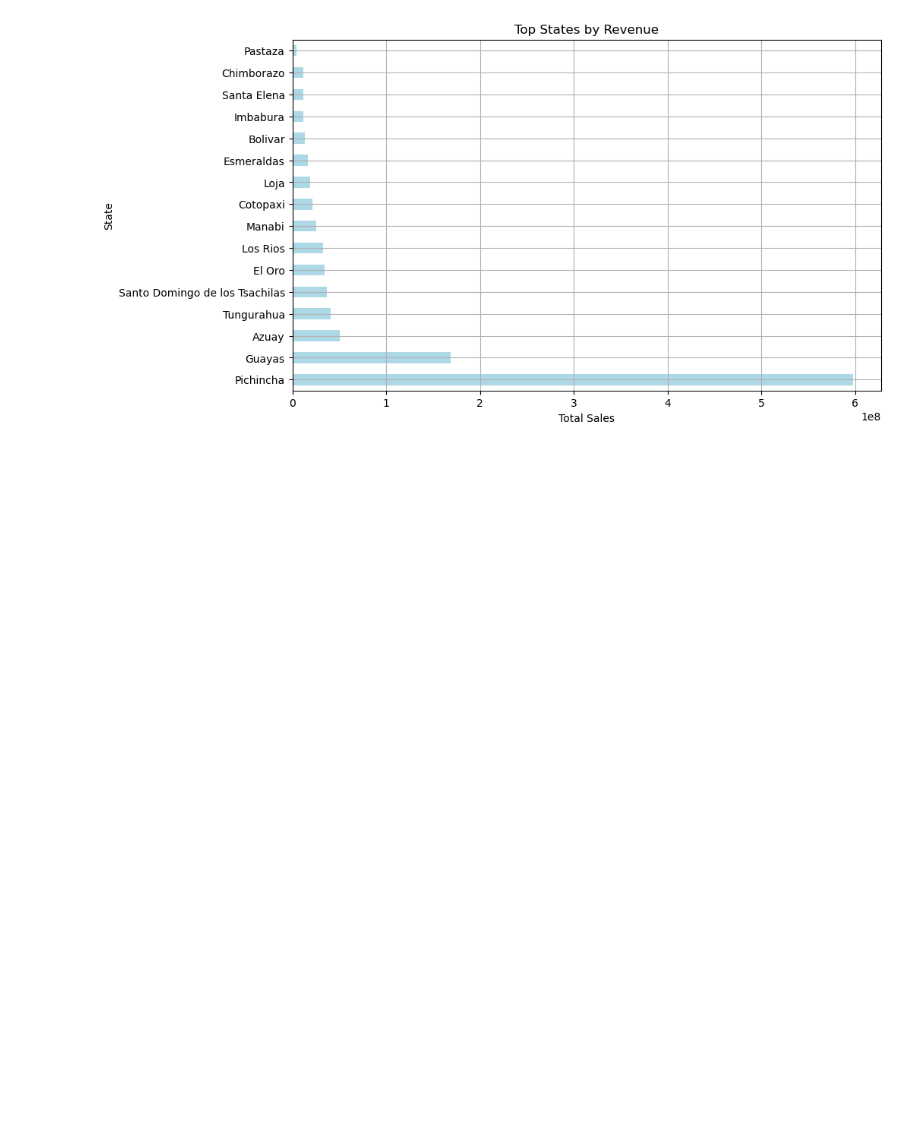
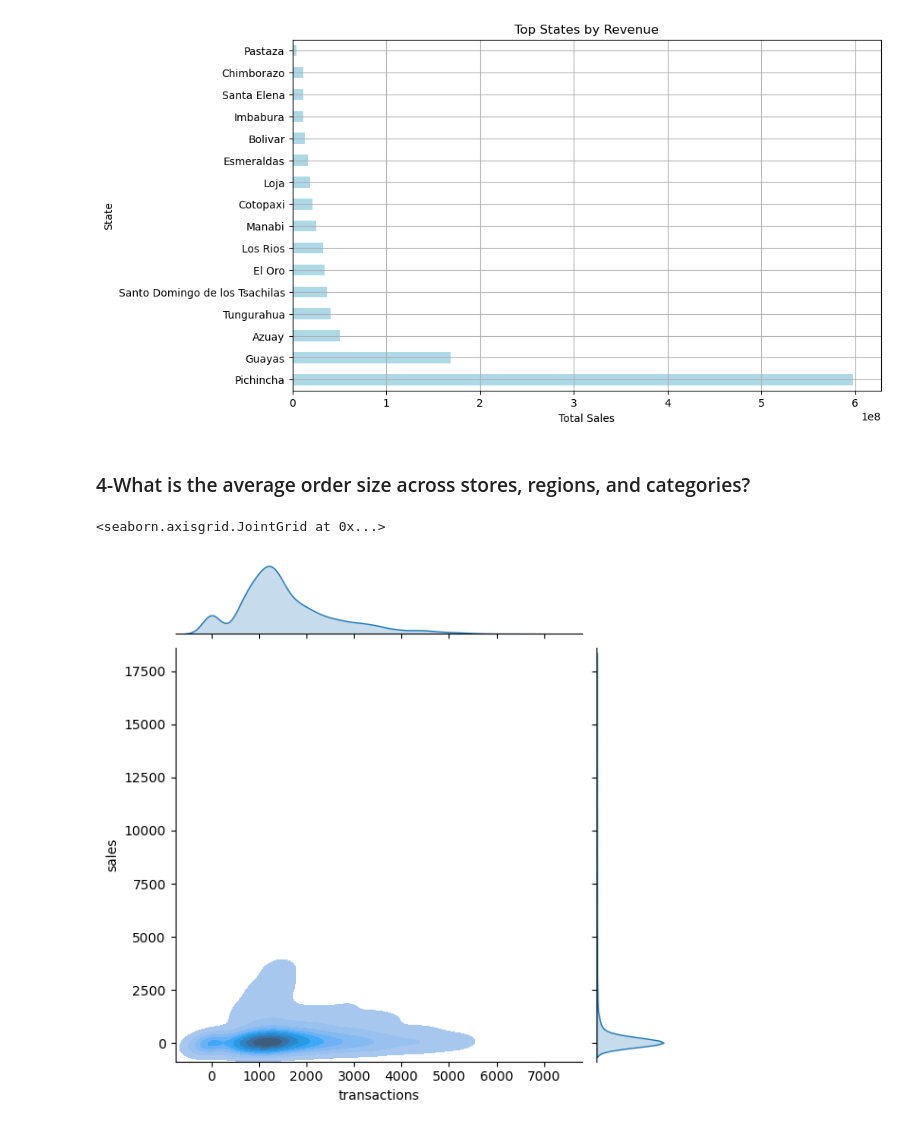
Before and after one commit to Seif-Eldin-Omar/sales-forecasting-optimization, a Jupyter notebook: notebooks/visualization_demo.ipynb, the cells around one changed output. Cells and saved outputs as stored; diff of their text form; code cells hidden in the pictures; blank space fills up the shorter version.

```diff
--- a/notebooks/visualization_demo.ipynb
+++ b/notebooks/visualization_demo.ipynb
@@ -103,3 +103,19 @@ plt.savefig('../visualizations/static/top_states_by_sales.png')
 plt.show()
 # %% [output]
 [figure]
+# %% [markdown]
+### 4-What is the average order size across stores, regions, and categories?
+# %%
+sample_df = df.sample(n=5000, random_state=42)  # adjust n based on your machine
+
+# KDE JointPlot on sampled data
+sns.jointplot(
+    x="transactions",
+    y="sales",
+    data=sample_df,
+    kind="kde",
+    fill=True
+)
+# %% [output]
+<seaborn.axisgrid.JointGrid at 0x...>
+[figure, added]
```
Also changed, not shown: parts of 19 cells of this notebook.
